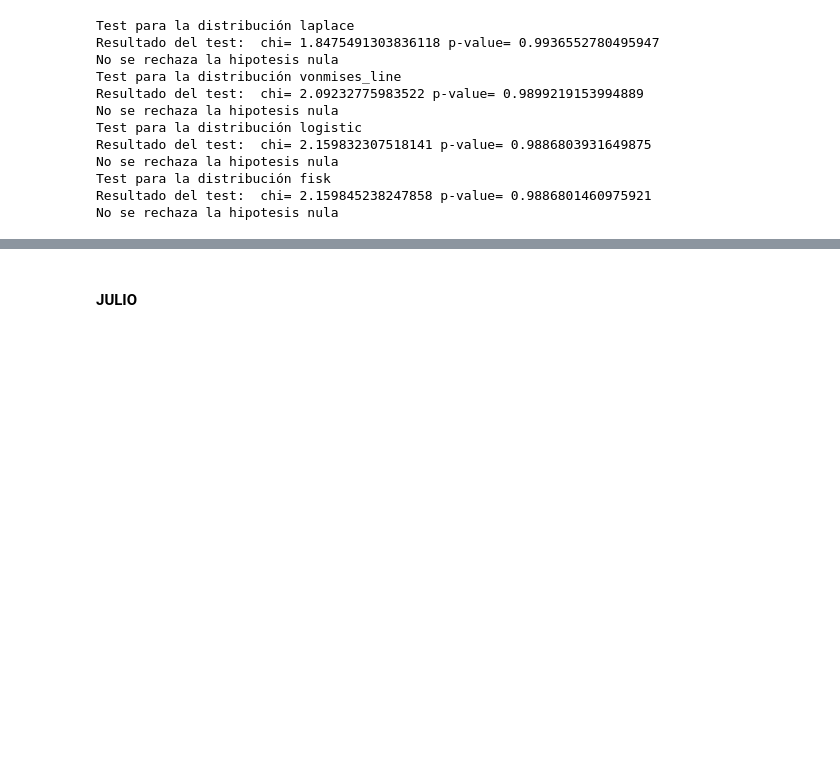
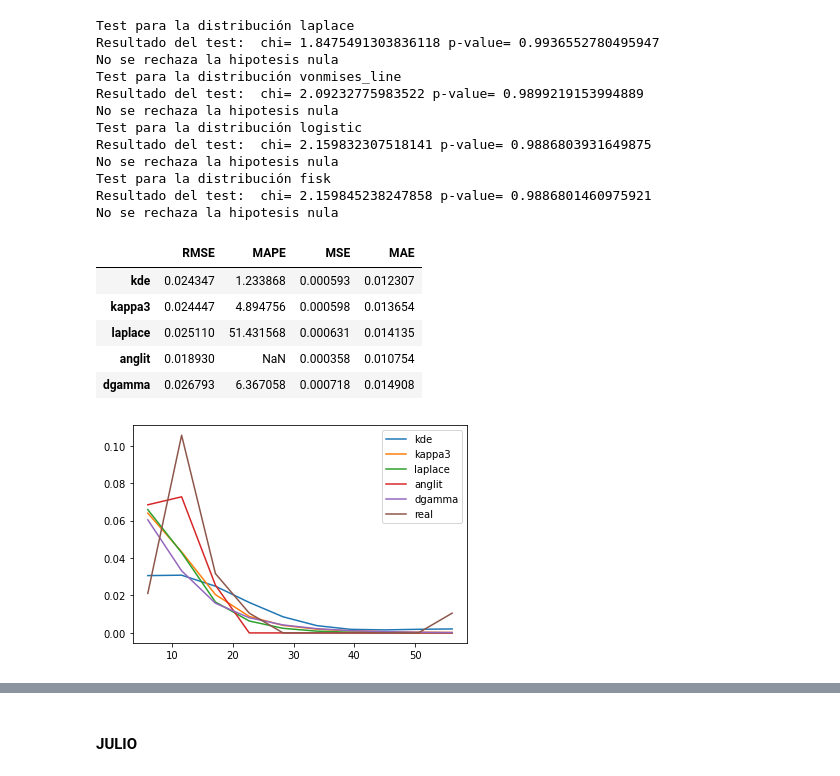
Before and after one commit to Aranzazu-R/Proyecto_Sim_FlavioyAranzazu, a Jupyter notebook: GuiaProyectoFinal-Borrador.ipynb, the cells around one changed output, grey strips where cells are left out. Drawn from its saved outputs; the diff is of its cells as text; code cells hidden in the pictures; blank space fills up the shorter version.

```diff
--- a/GuiaProyectoFinal-Borrador.ipynb
+++ b/GuiaProyectoFinal-Borrador.ipynb
@@ -165,14 +144,0 @@ plot_histogram_discrete(nz, 'Histograma Densidad de Incendios por Zona')
-# %%
-# Intervalo de confianza usando t-student
-suma= pd.concat(
-    [df.transf2.value_counts()],
-    axis=1
-    ).sum(axis=1)
-X = suma
-confianza = 0.90
-i1 = st.t.interval(confianza, len(X)-1, loc=np.mean(X), scale=st.sem(X))
-# Intervalo de confianza usando distribución normal
-i2 = st.norm.interval(confianza, loc=np.mean(X), scale=st.sem(X))
-print('Con una confianza de %2.2f la media estará en el intervalo t,\n %s     ' %(confianza,i1))
-print('Con una confianza de %2.2f la media estará en el intervalo normal,\n %s' %(confianza,i2))
-print('Media calculada' ,np.mean(X))
@@ -231,14 +144,0 @@ plot_histogram_discrete(nm, 'Histograma Incendios por Mes')
-# %%
-suma2= pd.concat(
-    [df.month.value_counts()],
-    axis=1
-    ).sum(axis=1)
-# Intervalo de confianza usando t-student
-X = suma2
-confianza = 0.90
-i1 = st.t.interval(confianza, len(X)-1, loc=np.mean(X), scale=st.sem(X))
-# Intervalo de confianza usando distribución normal
-i2 = st.norm.interval(confianza, loc=np.mean(X), scale=st.sem(X))
-print('Con una confianza de %2.2f la media estará en el intervalo t,\n %s     ' %(confianza,i1))
-print('Con una confianza de %2.2f la media estará en el intervalo normal,\n %s' %(confianza,i2))
-print('Media calculada' ,np.mean(X))
@@ -1532,3 +1362,13 @@ No se rechaza la hipotesis nula
 Test para la distribución fisk
 Resultado del test:  chi= 2.159845238247858 p-value= 0.9886801460975921
 No se rechaza la hipotesis nula
+# %%
+comparar(isi_his[0], 10, best1_isi.tolist(), isi1tp,ex_isi[0])
+# %% [output]
+|  | RMSE | MAPE | MSE | MAE |
+| kde | 0.024347 | 1.233868 | 0.000593 | 0.012307 |
+| kappa3 | 0.024447 | 4.894756 | 0.000598 | 0.013654 |
+| laplace | 0.025110 | 51.431568 | 0.000631 | 0.014135 |
+| anglit | 0.018930 | NaN | 0.000358 | 0.010754 |
+| dgamma | 0.026793 | 6.367058 | 0.000718 | 0.014908 |
+[figure, added]
```
Also changed, not shown: parts of 55 cells of this notebook.
